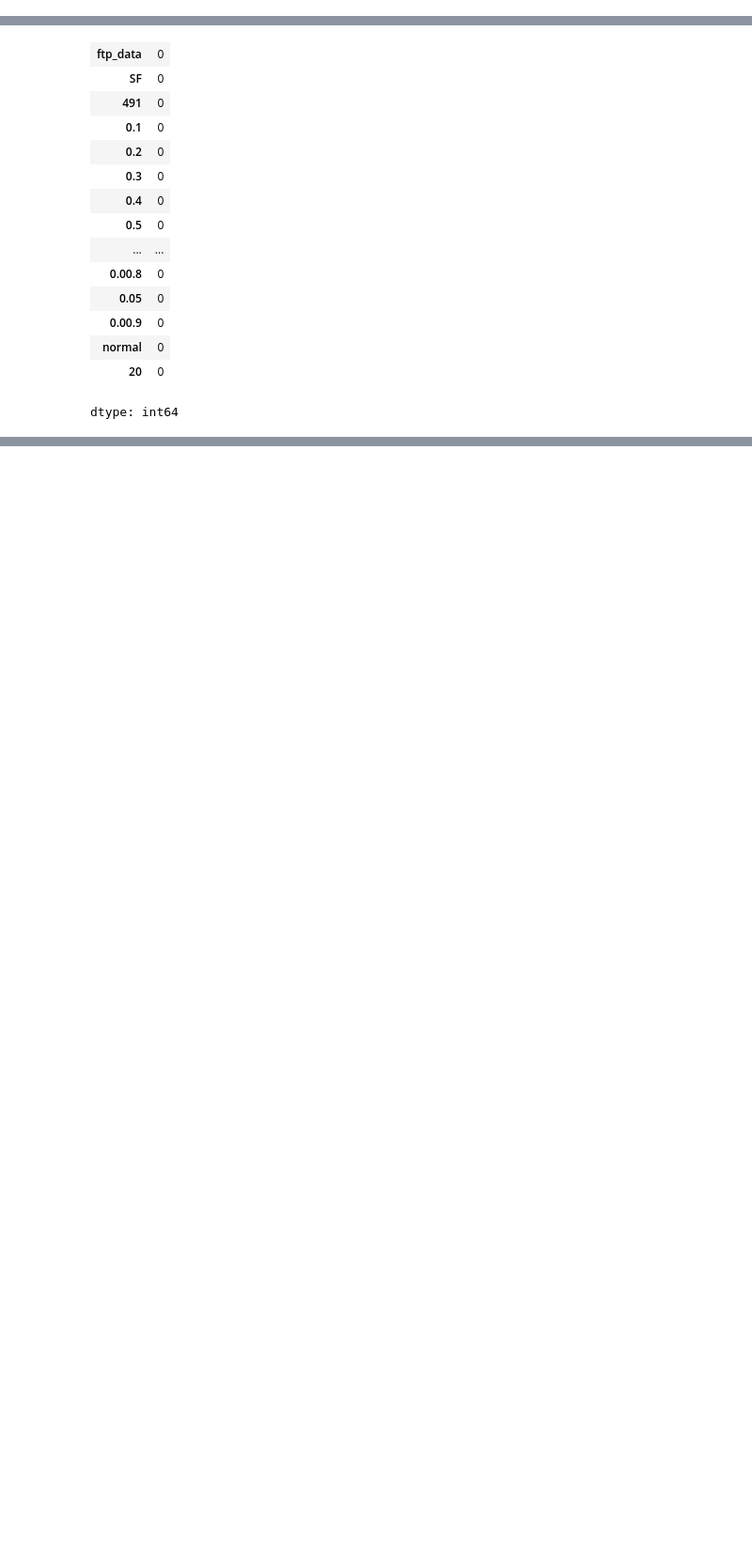
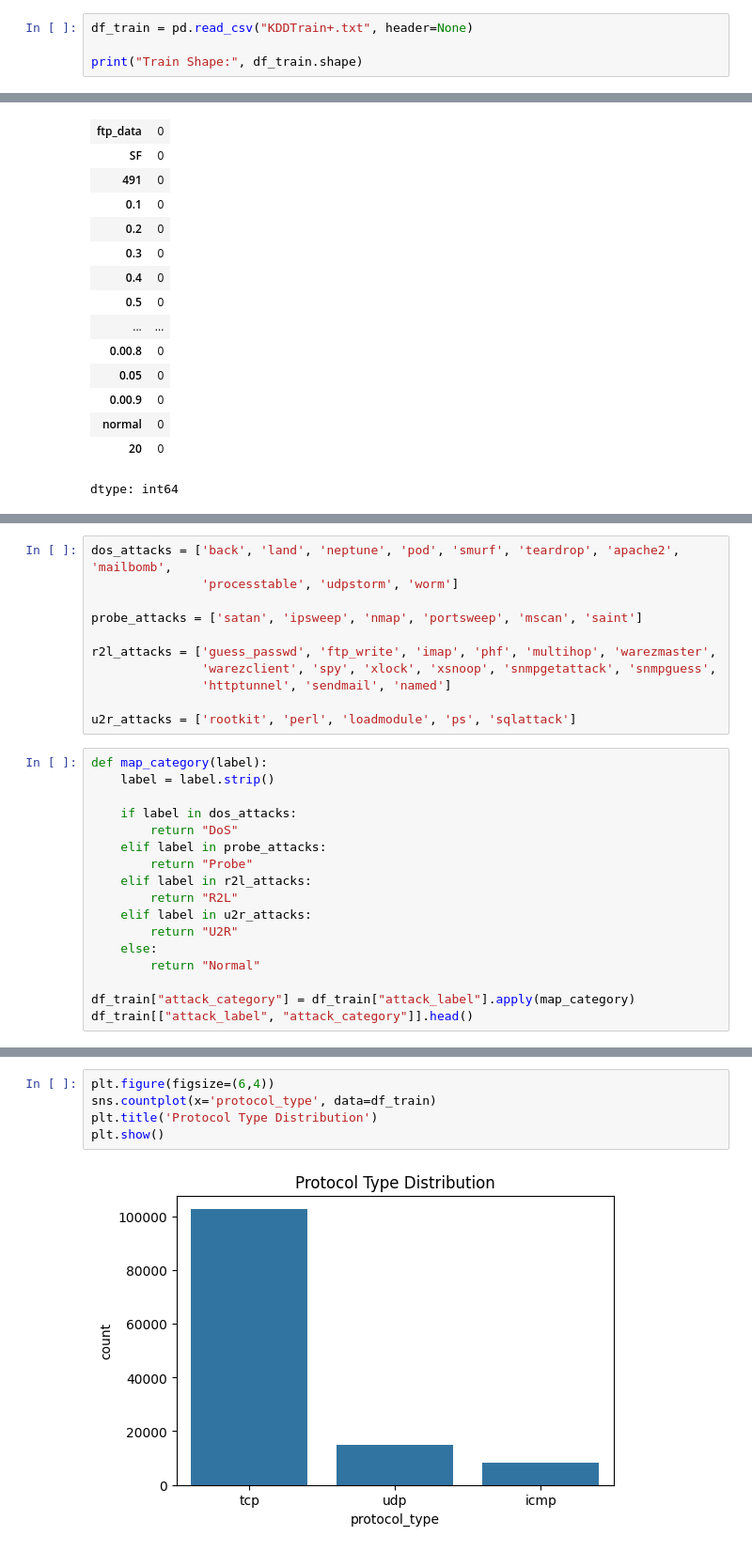
Before and after one commit to springboardmentor2507-alt/AI-Powered-NIDS, a Jupyter notebook: Samyak_task_SENTINEL_NET_AI.ipynb, the cells around one changed output, grey strips where cells are left out. Shown at 94% size. Saved outputs shown, nothing was run; the diff lists cells and outputs as text; blank space fills up the shorter version.

```diff
--- a/Samyak_task_SENTINEL_NET_AI.ipynb
+++ b/Samyak_task_SENTINEL_NET_AI.ipynb
@@ -19,0 +16,4 @@ data.head()
+# %%
+df_train = pd.read_csv("KDDTrain+.txt", header=None)
+
+print("Train Shape:", df_train.shape)
@@ -150,0 +187,28 @@ plt.show()
+# %%
+dos_attacks = ['back', 'land', 'neptune', 'pod', 'smurf', 'teardrop', 'apache2', 'mailbomb',
+               'processtable', 'udpstorm', 'worm']
+
+probe_attacks = ['satan', 'ipsweep', 'nmap', 'portsweep', 'mscan', 'saint']
+
+r2l_attacks = ['guess_passwd', 'ftp_write', 'imap', 'phf', 'multihop', 'warezmaster',
+               'warezclient', 'spy', 'xlock', 'xsnoop', 'snmpgetattack', 'snmpguess',
+               'httptunnel', 'sendmail', 'named']
+
+u2r_attacks = ['rootkit', 'perl', 'loadmodule', 'ps', 'sqlattack']
+# %%
+def map_category(label):
+    label = label.strip()
+
+    if label in dos_attacks:
+        return "DoS"
+    elif label in probe_attacks:
+        return "Probe"
+    elif label in r2l_attacks:
+        return "R2L"
+    elif label in u2r_attacks:
+        return "U2R"
+    else:
+        return "Normal"
+
+df_train["attack_category"] = df_train["attack_label"].apply(map_category)
+df_train[["attack_label", "attack_category"]].head()
@@ -150,0 +311,7 @@ plt.show()
+# %%
+plt.figure(figsize=(6,4))
+sns.countplot(x='protocol_type', data=df_train)
+plt.title('Protocol Type Distribution')
+plt.show()
+# %% [output]
+[figure, added]
```
Also changed, not shown: parts of 54 cells of this notebook.
